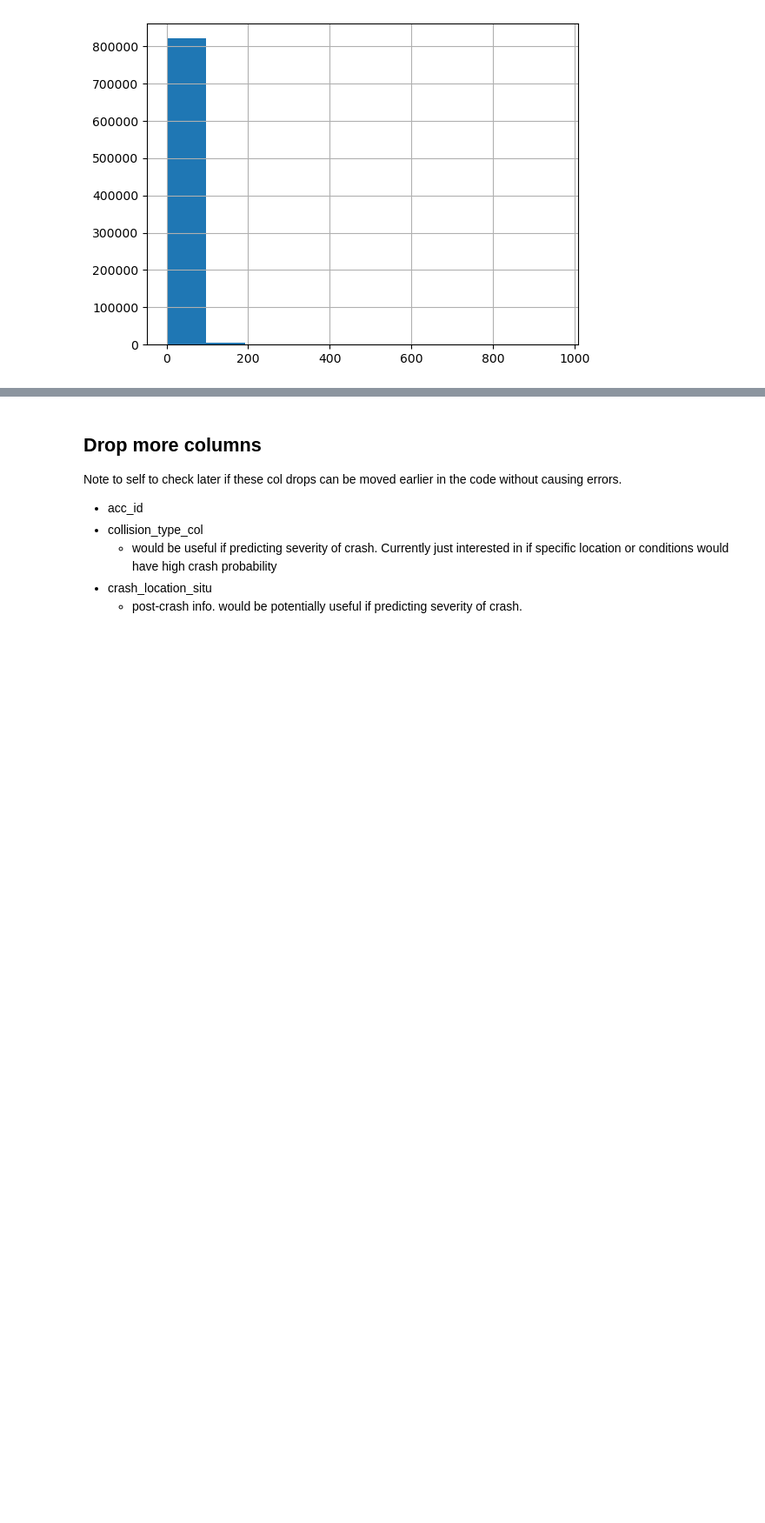
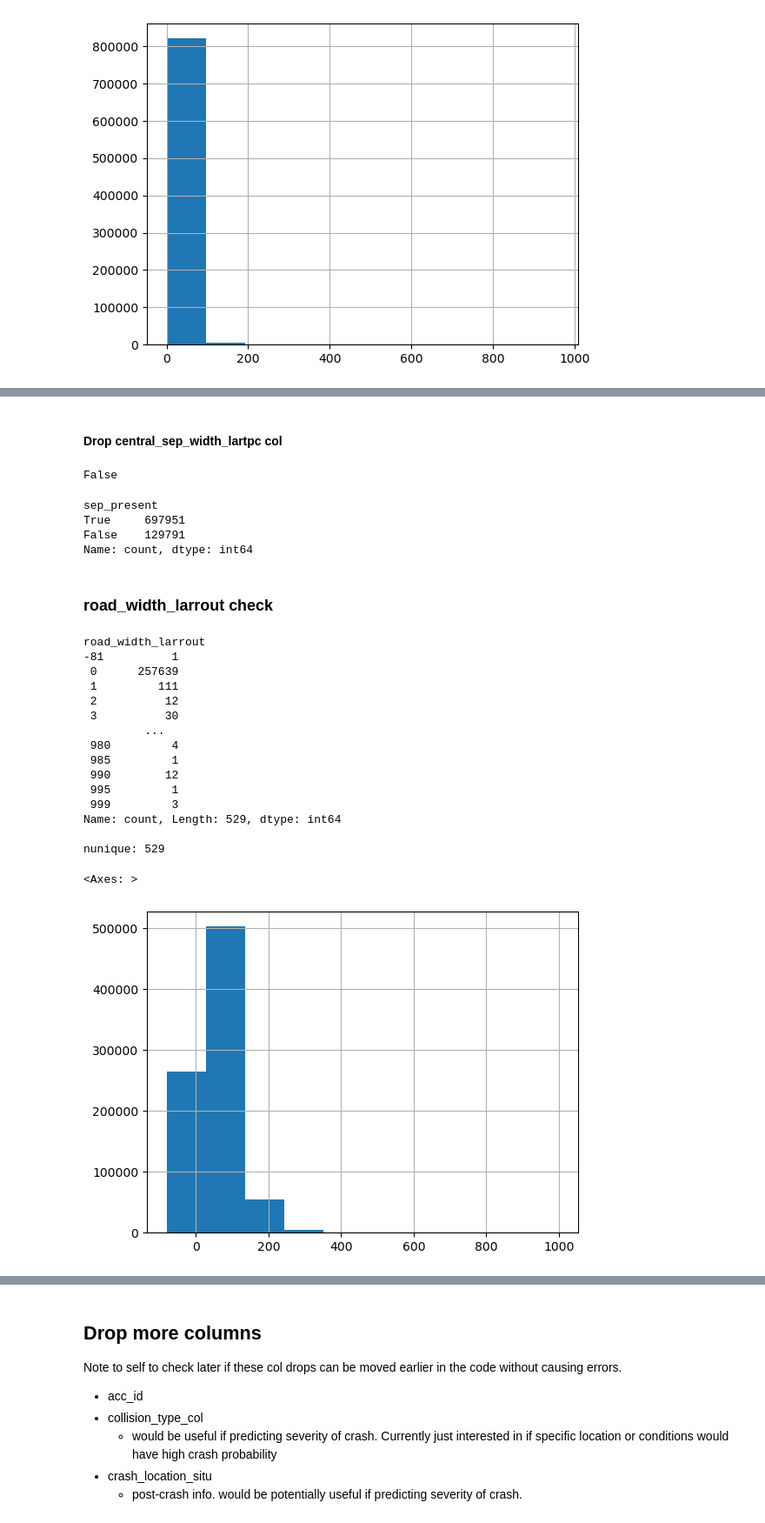
Before and after one commit to August-JF-Perez/AugustP_Crash_Location_Characterization, a Jupyter notebook: Capstone 3 Data Wrangling and EDA.ipynb, the cells around one changed output, grey strips where cells are left out. Shown at 87% size. Cells and saved outputs as stored; diff of their text form; code cells hidden in the pictures; blank space fills up the shorter version.

```diff
--- a/Capstone 3 Data Wrangling and EDA.ipynb
+++ b/Capstone 3 Data Wrangling and EDA.ipynb
@@ -2124,0 +2125,41 @@ Name: count, Length: 368, dtype: int64
+# %%
+df_main['sep_present'] = df_main['central_sep_width_lartpc'] == 0
+# %% [markdown]
+#### Drop central_sep_width_lartpc col
+# %%
+df_main.drop('central_sep_width_lartpc', axis=1, inplace=True)
+# %%
+'central_sep_width_lartpc' in df_main.columns
+# %% [output]
+False
+# %%
+df_main['sep_present'].value_counts()
+# %% [output]
+sep_present
+True     697951
+False    129791
+Name: count, dtype: int64
+# %% [markdown]
+### road_width_larrout check
+# %%
+print(df_main['road_width_larrout'].value_counts().sort_index())
+print('\nnunique:',df_main['road_width_larrout'].nunique())
+df_main['road_width_larrout'].hist()
+# %% [output]
+road_width_larrout
+-81          1
+ 0      257639
+ 1         111
+ 2          12
+ 3          30
+         ...
+ 980         4
+ 985         1
+ 990        12
+ 995         1
+ 999         3
+Name: count, Length: 529, dtype: int64
+
+nunique: 529
+<Axes: >
+[figure, added]
```
Also changed, not shown: parts of 13 cells of this notebook.
